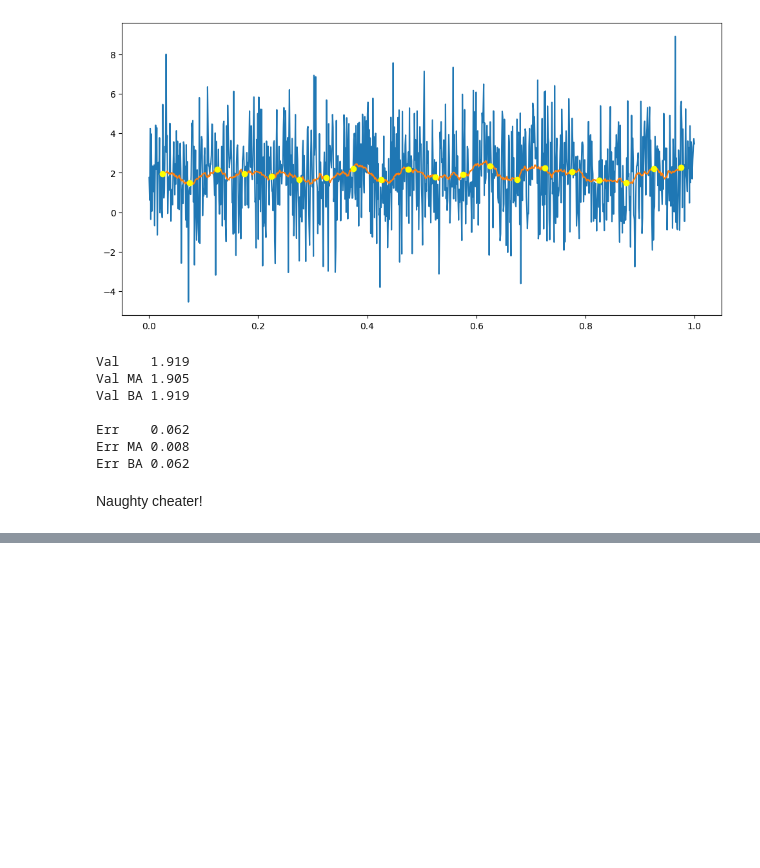
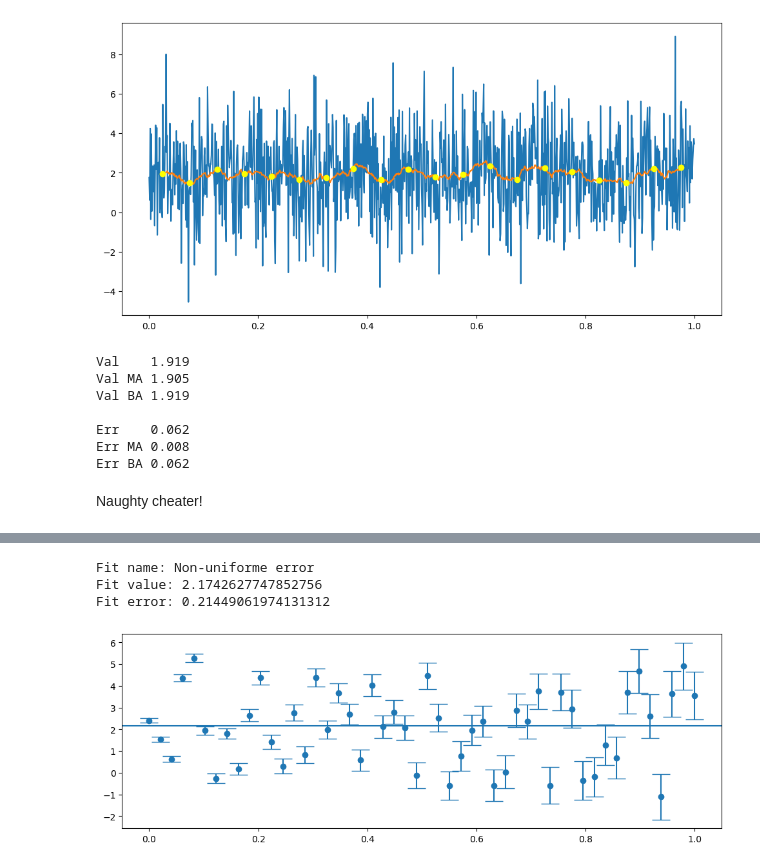
Before and after one commit to gsteele13/gary-misc-notebooks, a Jupyter notebook: Least squares.ipynb, the cells around one changed output, grey strips where cells are left out. Cells and saved outputs as stored; diff of their text form; code cells hidden in the pictures; blank space fills up the shorter version.

```diff
--- a/Least squares.ipynb
+++ b/Least squares.ipynb
@@ -274,0 +326,15 @@ Naughty cheater!
+# %%
+error = 0.1+x
+val,cov = curve_fit(f,x,y,sigma=error)
+print_fit("Non-uniforme error", val,  cov)
+
+
+plt.figure(figsize=(12,4))
+plt.errorbar(x,y,error,capsize=10,ls='None',marker='o')
+plt.axhline(val[0])
+plt.show()
+# %% [output]
+Fit name: Non-uniforme error
+Fit value: 2.1742627747852756
+Fit error: 0.21449061974131312
+[figure, added]
```
Also changed, not shown: parts of 8 cells of this notebook, 1 other file.
